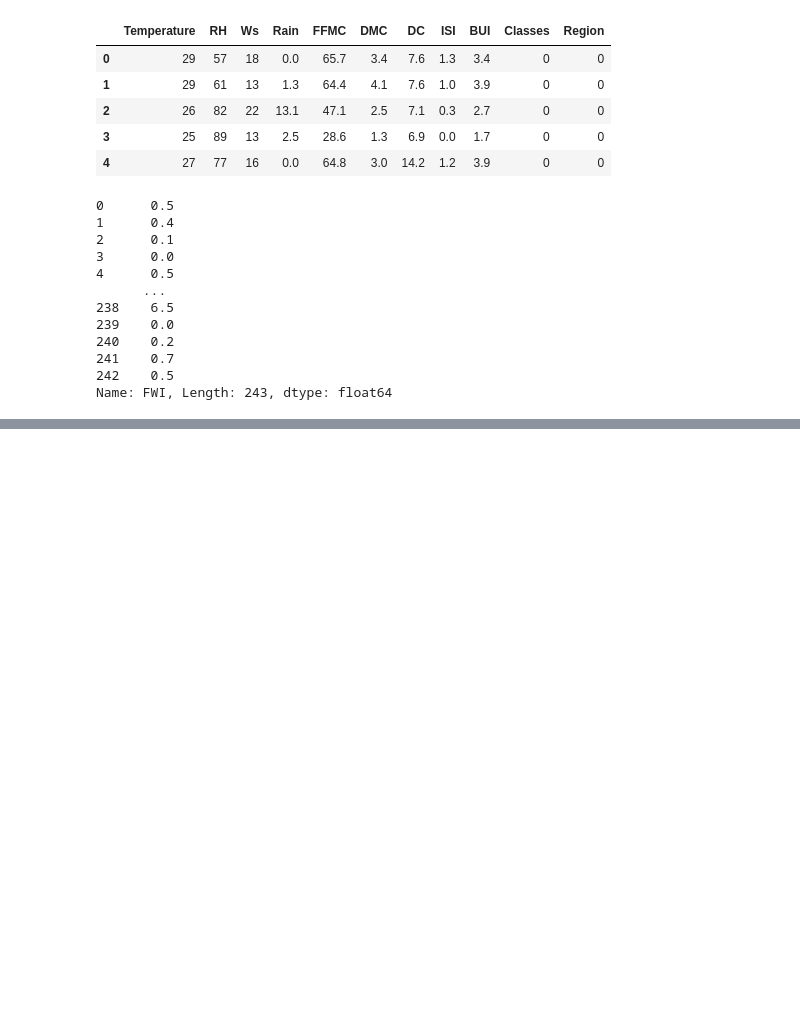
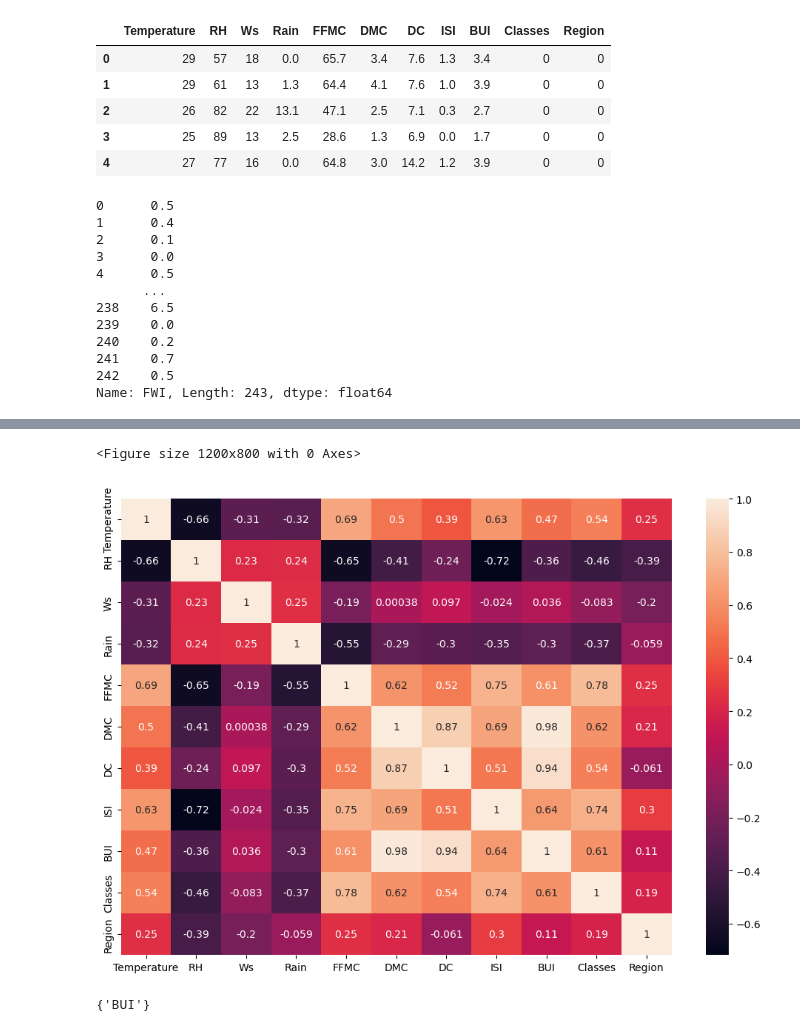
Before and after one commit to rahul-coo/Forest_Fire, a Jupyter notebook: Model_Training.ipynb, the cells around one changed output, grey strips where cells are left out. Cells and saved outputs as stored; diff of their text form; code cells hidden in the pictures; blank space fills up the shorter version.

```diff
--- a/Model_Training.ipynb
+++ b/Model_Training.ipynb
@@ -114,3 +114,8 @@ y
 241    0.7
 242    0.5
 Name: FWI, Length: 243, dtype: float64
+# %%
+# Train Test Split
+
+from sklearn.model_selection import train_test_split
+X_train, X_test, y_train, y_test = train_test_split(X,y, test_size=0.25, random_state=42)
@@ -116,0 +147,10 @@ Name: FWI, Length: 243, dtype: float64
+# %%
+## Check for the multi collinearity
+
+plt.figure(figsize=(12,8))
+corr=X_train.corr()
+sns.heatmap(corr, annot=True)
+plt.show()
+# %% [output]
+<Figure size 1200x800 with 0 Axes>
+[figure, added]
@@ -116,0 +167,4 @@ Name: FWI, Length: 243, dtype: float64
+# %%
+correlation(X_train, 0.90)
+# %% [output]
+{'BUI'}
```
Also changed, not shown: parts of 4 cells of this notebook.
